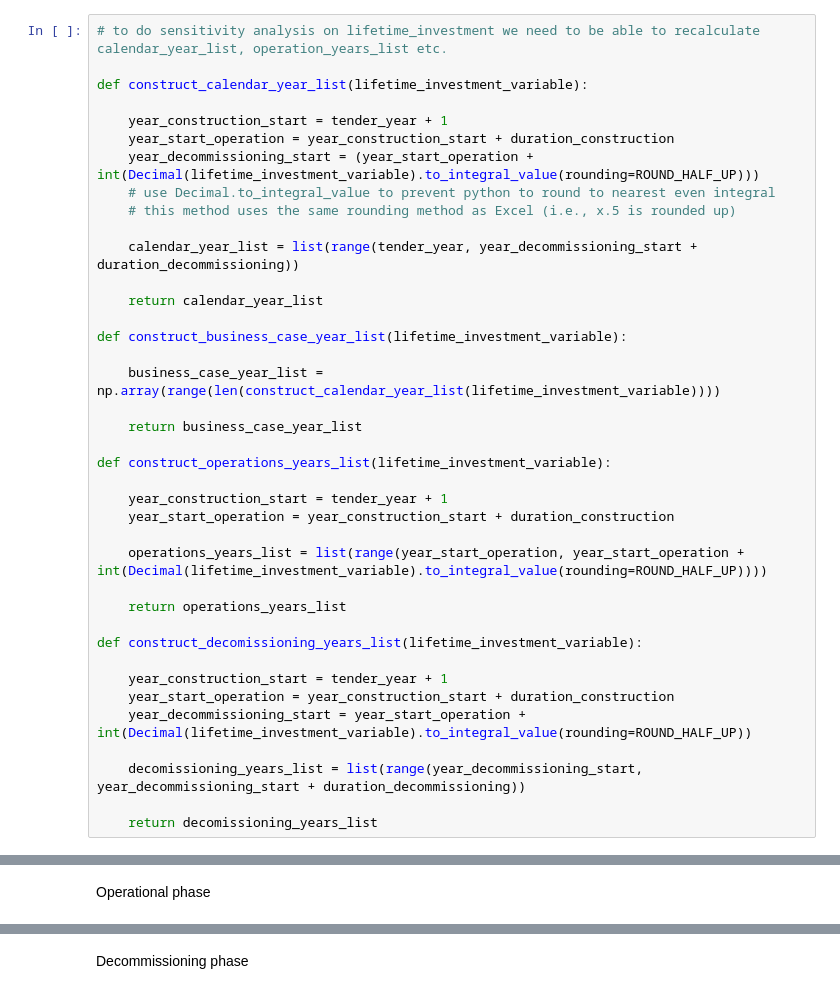
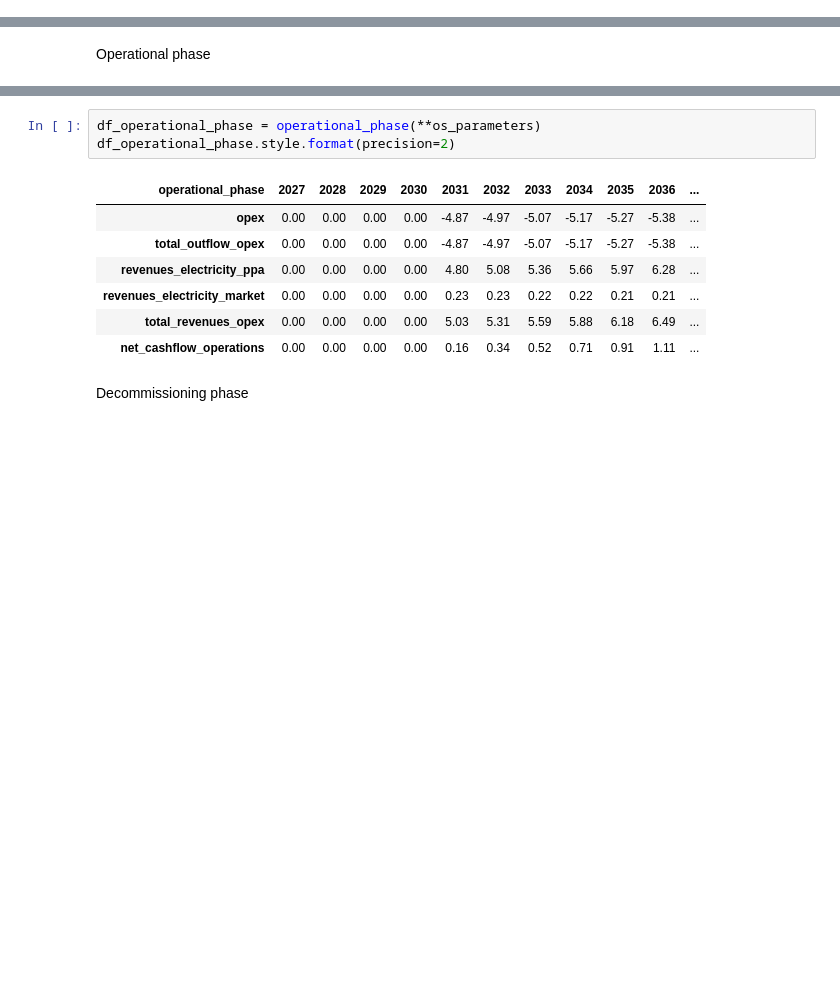
Before and after one commit to DinaBoer/NSE6, a Jupyter notebook: assets/OS_working_file.ipynb, the cells around one changed output, grey strips where cells are left out. Cells and saved outputs as stored; diff of their text form; blank space fills up the shorter version.

```diff
--- a/assets/OS_working_file.ipynb
+++ b/assets/OS_working_file.ipynb
@@ -27,41 +39,2 @@ Current scenario = ['most_likely']
 # %% [markdown]
 Set up calendar_year, business_case_year, operations_years, and decommissioning_years lists
-# %%
-# to do sensitivity analysis on lifetime_investment we need to be able to recalculate calendar_year_list, operation_years_list etc.
-
-def construct_calendar_year_list(lifetime_investment_variable):
-
-    year_construction_start = tender_year + 1
-    year_start_operation = year_construction_start + duration_construction
-    year_decommissioning_start = (year_start_operation + int(Decimal(lifetime_investment_variable).to_integral_value(rounding=ROUND_HALF_UP)))
-    # use Decimal.to_integral_value to prevent python to round to nearest even integral
-    # this method uses the same rounding method as Excel (i.e., x.5 is rounded up)
-
-    calendar_year_list = list(range(tender_year, year_decommissioning_start + duration_decommissioning))
-
-    return calendar_year_list
-
-def construct_business_case_year_list(lifetime_investment_variable):
-
-    business_case_year_list = np.array(range(len(construct_calendar_year_list(lifetime_investment_variable))))
-
-    return business_case_year_list
-
-def construct_operations_years_list(lifetime_investment_variable):
-
-    year_construction_start = tender_year + 1
-    year_start_operation = year_construction_start + duration_construction
-
-    operations_years_list = list(range(year_start_operation, year_start_operation + int(Decimal(lifetime_investment_variable).to_integral_value(rounding=ROUND_HALF_UP))))
-
-    return operations_years_list
-
-def construct_decomissioning_years_list(lifetime_investment_variable):
-
-    year_construction_start = tender_year + 1
-    year_start_operation = year_construction_start + duration_construction
-    year_decommissioning_start = year_start_operation + int(Decimal(lifetime_investment_variable).to_integral_value(rounding=ROUND_HALF_UP))
-
-    decomissioning_years_list = list(range(year_decommissioning_start, year_decommissioning_start + duration_decommissioning))
-
-    return decomissioning_years_list
@@ -218,2 +151,13 @@ operational_phase(df_OS_opex,OS_inflation,OS_revenues_to_electrolyser,OS_revenue
+# %%
+df_operational_phase = operational_phase(**os_parameters)
+df_operational_phase.style.format(precision=2)
+# %% [output]
+| operational_phase | 2027 | 2028 | 2029 | 2030 | 2031 | 2032 | 2033 | 2034 | 2035 | 2036 | ... |
+| opex | 0.00 | 0.00 | 0.00 | 0.00 | -4.87 | -4.97 | -5.07 | -5.17 | -5.27 | -5.38 | ... |
+| total_outflow_opex | 0.00 | 0.00 | 0.00 | 0.00 | -4.87 | -4.97 | -5.07 | -5.17 | -5.27 | -5.38 | ... |
+| revenues_electricity_ppa | 0.00 | 0.00 | 0.00 | 0.00 | 4.80 | 5.08 | 5.36 | 5.66 | 5.97 | 6.28 | ... |
+| revenues_electricity_market | 0.00 | 0.00 | 0.00 | 0.00 | 0.23 | 0.23 | 0.22 | 0.22 | 0.21 | 0.21 | ... |
+| total_revenues_opex | 0.00 | 0.00 | 0.00 | 0.00 | 5.03 | 5.31 | 5.59 | 5.88 | 6.18 | 6.49 | ... |
+| net_cashflow_operations | 0.00 | 0.00 | 0.00 | 0.00 | 0.16 | 0.34 | 0.52 | 0.71 | 0.91 | 1.11 | ... |
 # %% [markdown]
 Decommissioning phase
```
Also changed, not shown: parts of 85 cells of this notebook, 11 other files.
